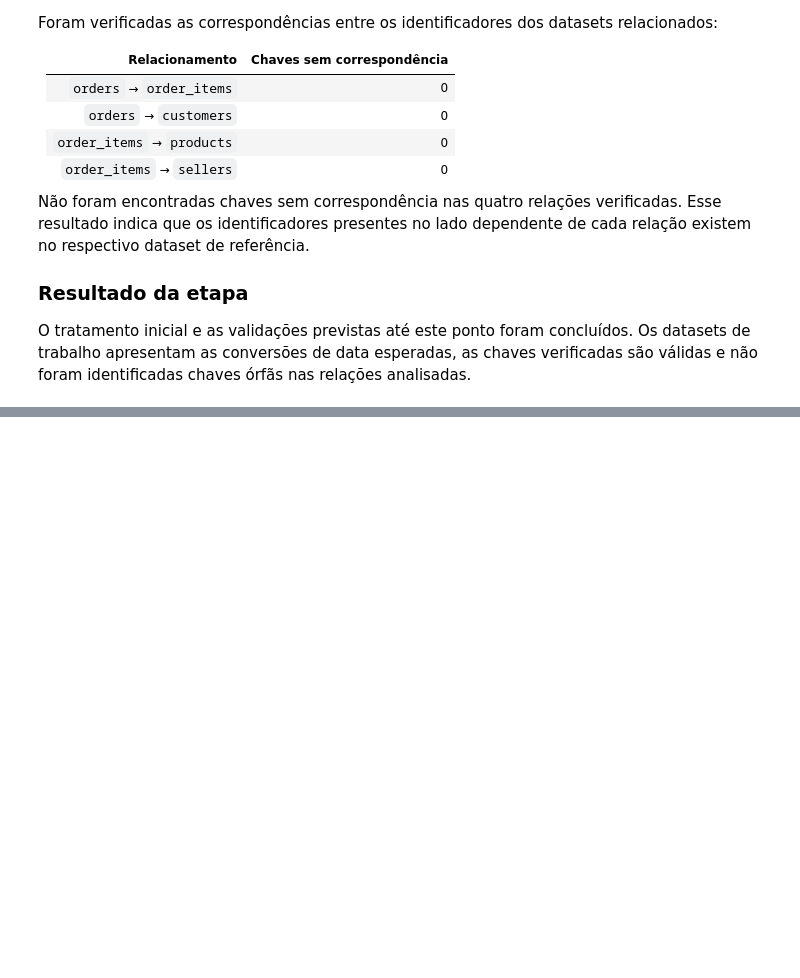
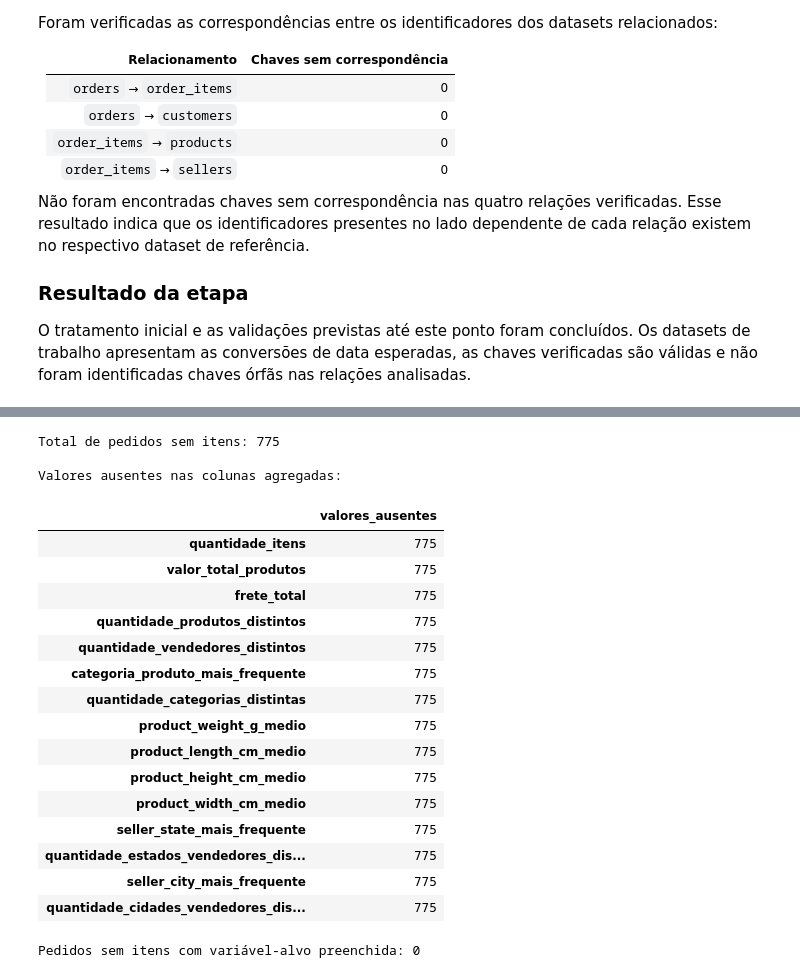
Before and after one commit to Franciane-sl/DeliveryRisk_AI, a Jupyter notebook: pipeline/notebooks/delivery_risk_analysis.ipynb, the cells around one changed output, grey strips where cells are left out. Cells and saved outputs as stored; diff of their text form; code cells hidden in the pictures; blank space fills up the shorter version.

Commit message:
feat: implementar tratamento e integracao de dados

```diff
--- a/pipeline/notebooks/delivery_risk_analysis.ipynb
+++ b/pipeline/notebooks/delivery_risk_analysis.ipynb
@@ -1343,0 +1357,16 @@ O tratamento inicial e as validações previstas até este ponto foram concluíd
+# %%
+base_integrada, relatorios_integracao = construir_base_integrada(
+    datasets_trabalho
+)
+
+print("Dimensões da base integrada:", base_integrada.shape)
+
+print("\nRelatório da validação:")
+display(
+    pd.DataFrame([relatorios_integracao["validacao"]])
+)
+
+print("\nResumo da variável-alvo:")
+display(
+    pd.DataFrame([relatorios_integracao["resumo_alvo"]])
+)
@@ -1343,0 +1382,40 @@ O tratamento inicial e as validações previstas até este ponto foram concluíd
+# %%
+relatorio_sem_itens = investigar_pedidos_sem_itens(
+    base_integrada
+)
+
+print(
+    "Total de pedidos sem itens:",
+    relatorio_sem_itens["total_pedidos_sem_itens"],
+)
+
+print("\nValores ausentes nas colunas agregadas:")
+display(relatorio_sem_itens["ausencias_colunas_itens"])
+
+print(
+    "\nPedidos sem itens com variável-alvo preenchida:",
+    relatorio_sem_itens[
+        "pedidos_sem_itens_com_alvo_preenchido"
+    ],
+)
+# %% [output]
+Total de pedidos sem itens: 775
+
+Valores ausentes nas colunas agregadas:
+|  | valores_ausentes |
+| quantidade_itens | 775 |
+| valor_total_produtos | 775 |
+| frete_total | 775 |
+| quantidade_produtos_distintos | 775 |
+| quantidade_vendedores_distintos | 775 |
+| categoria_produto_mais_frequente | 775 |
+| quantidade_categorias_distintas | 775 |
+| product_weight_g_medio | 775 |
+| product_length_cm_medio | 775 |
+| product_height_cm_medio | 775 |
+| product_width_cm_medio | 775 |
+| seller_state_mais_frequente | 775 |
+| quantidade_estados_vendedores_dis... | 775 |
+| seller_city_mais_frequente | 775 |
+| quantidade_cidades_vendedores_dis... | 775 |
+Pedidos sem itens com variável-alvo preenchida: 0
```
Also changed, not shown: parts of 7 cells of this notebook.
